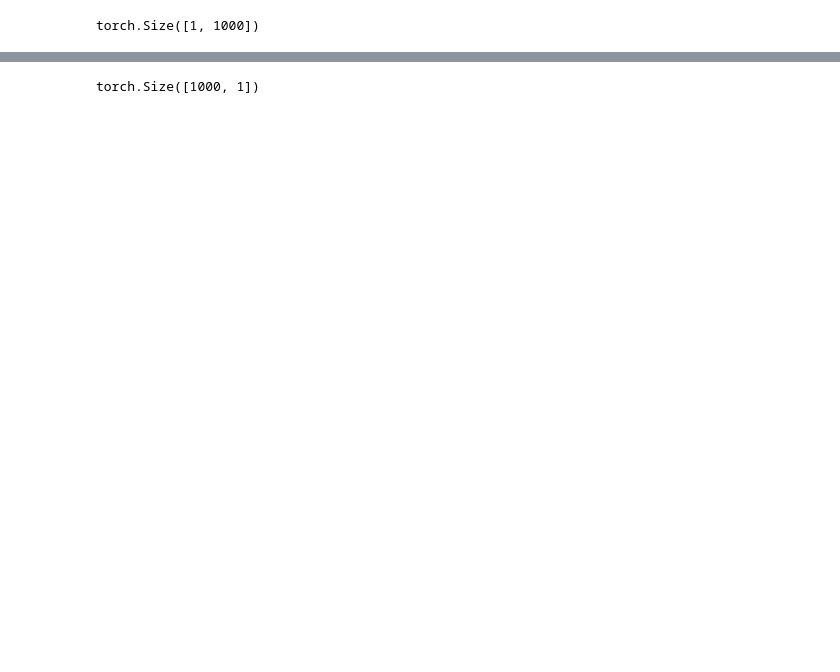
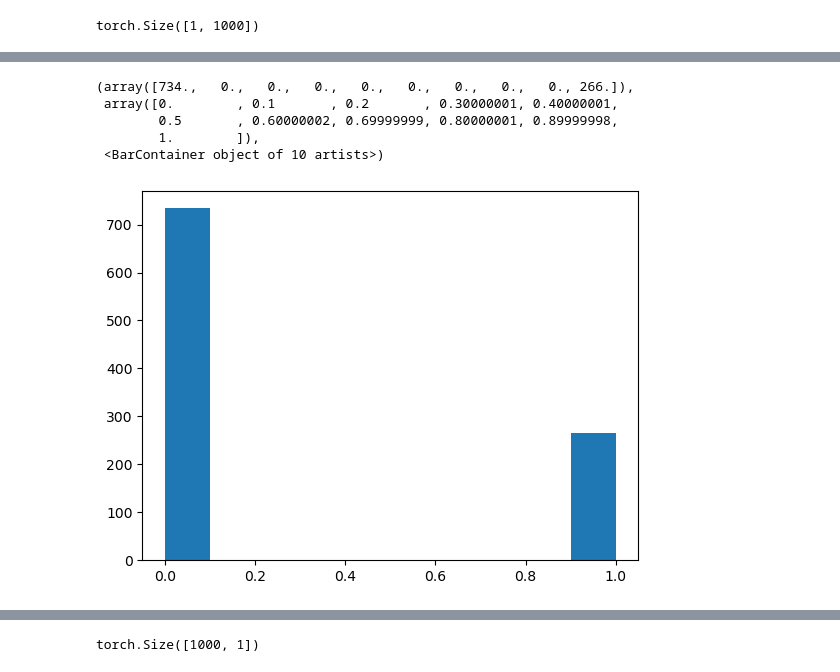
Before and after one commit to Xbostick/GAN_Z, a Jupyter notebook: GAN_PipeLine.ipynb, the cells around one changed output, grey strips where cells are left out. Saved outputs shown, nothing was run; the diff lists cells and outputs as text; code cells hidden in the pictures; blank space fills up the shorter version.

```diff
--- a/GAN_PipeLine.ipynb
+++ b/GAN_PipeLine.ipynb
@@ -71,0 +142,3 @@ max_seq_len = 1000
+# %%
+noise = Variable(torch.randn((1,1000))).cuda()
+out = generator(noise)
@@ -99,7 +192,7 @@ class GenomicData(Dataset):
         return int(self.len/self.seq_len)#int(np.round((self.len - self.seq_len)/100))
 
     def __getitem__(self, idx):
-        return torch.Tensor(self.coded_seq[idx* self.seq_len:(idx+1)*self.seq_len])
+        return torch.Tensor(ohe_DNA(self.coded_seq[idx* self.seq_len:(idx+1)*self.seq_len]))
 
 
 GenData = GenomicData("./data/chr1.fa", max_seq_len)
@@ -336,18 +416,20 @@ def compute_gradient_penalty(D, real_samples, fake_samples):
 # %%
-n_epochs = 200 # suggested default = 200
+clear_output()
+n_epochs = 10 # suggested default = 200
 for epoch in range(n_epochs):
     dataloader = None
     dataloader = DataLoader(GenData,6,drop_last=True, shuffle = True)
-    for i in tqdm(range(int(np.floor(len(GenData)/300)))):
-        train_data = next(iter(dataloader)).type(Tensor)
-        train_data.cuda()
+    StartTime = time.perf_counter()
+    for i in tqdm(dataloader):
+        train_data = i.cuda()
         #   Critical forward-loss-backward-update
         for j in range(5):
 
             # Sample data
             noise = Variable(torch.randn((1,1000))).cuda()# Random sampling Tensor(batch_size, latent_dim) of Gaussian distribution
 
-            real_data = torch.reshape(train_data[j],(1,1000))
+            # real_data = torch.reshape(train_data[j],(1,1000))
+            real_data = torch.transpose(train_data[j],0,1)
             real_data = Variable(real_data)
 
             #generic
@@ -355,8 +437,8 @@ for epoch in range(n_epochs):
             critics_real = discriminator(real_data)
             critics_fake = discriminator(fake_data)
 
-            gradient_penalty = compute_gradient_penalty(discriminator, real_data, fake_data)
-            critics_loss = -torch.mean(critics_real) + torch.mean(critics_fake) + 10 * gradient_penalty
+            #gradient_penalty = compute_gradient_penalty(discriminator, real_data, fake_data)
+            critics_loss = -torch.mean(critics_real) + torch.mean(critics_fake) #+ 10 * gradient_penalty
 
             critics_loss.backward()
             optimizer_D.step()
@@ -372,7 +454,7 @@ for epoch in range(n_epochs):
         #   Generator forward-loss-backward-update
 
         noise = Variable(torch.randn((1,1000))).cuda()# Random sampling Tensor(batch_size, latent_dim) of Gaussian distribution
-        real_data = torch.reshape(train_data[j+1],(1,1000))
+        #real_data = torch.reshape(train_data[j+1],(1,1000))
         real_data = Variable(real_data)
         #real_data = imgs["generator"].type(Tensor)
 
@@ -388,8 +470,11 @@ for epoch in range(n_epochs):
         reset_grad(generator)
         reset_grad(discriminator)
 
-    table = wandb.Histogram(np_histogram = np.histogram(generator(noise).detach().cpu().numpy()))
-    wandb.log({"Epoch": epoch+1, "Critics_loss": critics_loss.item(), "Generator_loss": generator_loss.item(),"Results": table})
+        if _wandb:
+            table = wandb.Histogram(np_histogram = np.histogram(np.argmax(generator(noise).detach().cpu().numpy(),0)))
+            WandbLogDict = {"Epoch": epoch+1, "Critics_loss": critics_loss.item(), "Generator_loss": generator_loss.item(),"Results": table}
+            StartTime = WandbLogging(WandbLogDict, StartTime, 120)
+
 
     print('D_loss: {}; G_loss: {}'
               .format(critics_loss.item(),  generator_loss.item()))
@@ -622,0 +654,20 @@ KeyboardInterrupt:
+# %%
+code = []
+noise = Variable(torch.randn((1,1000))).cuda()
+out = generator(noise)
+out = out.cpu().detach().numpy()
+for i in out[0]:
+    if i > 4:
+        code.append(4)
+    elif i < 0:
+        code.append(0)
+    else:
+        code.append(np.round(i))
+plt.hist(code)
+# %% [output]
+(array([734.,   0.,   0.,   0.,   0.,   0.,   0.,   0.,   0., 266.]),
+ array([0.        , 0.1       , 0.2       , 0.30000001, 0.40000001,
+        0.5       , 0.60000002, 0.69999999, 0.80000001, 0.89999998,
+        1.        ]),
+ <BarContainer object of 10 artists>)
+[figure, added]
```
Also changed, not shown: parts of 54 cells of this notebook, 1 other file.
